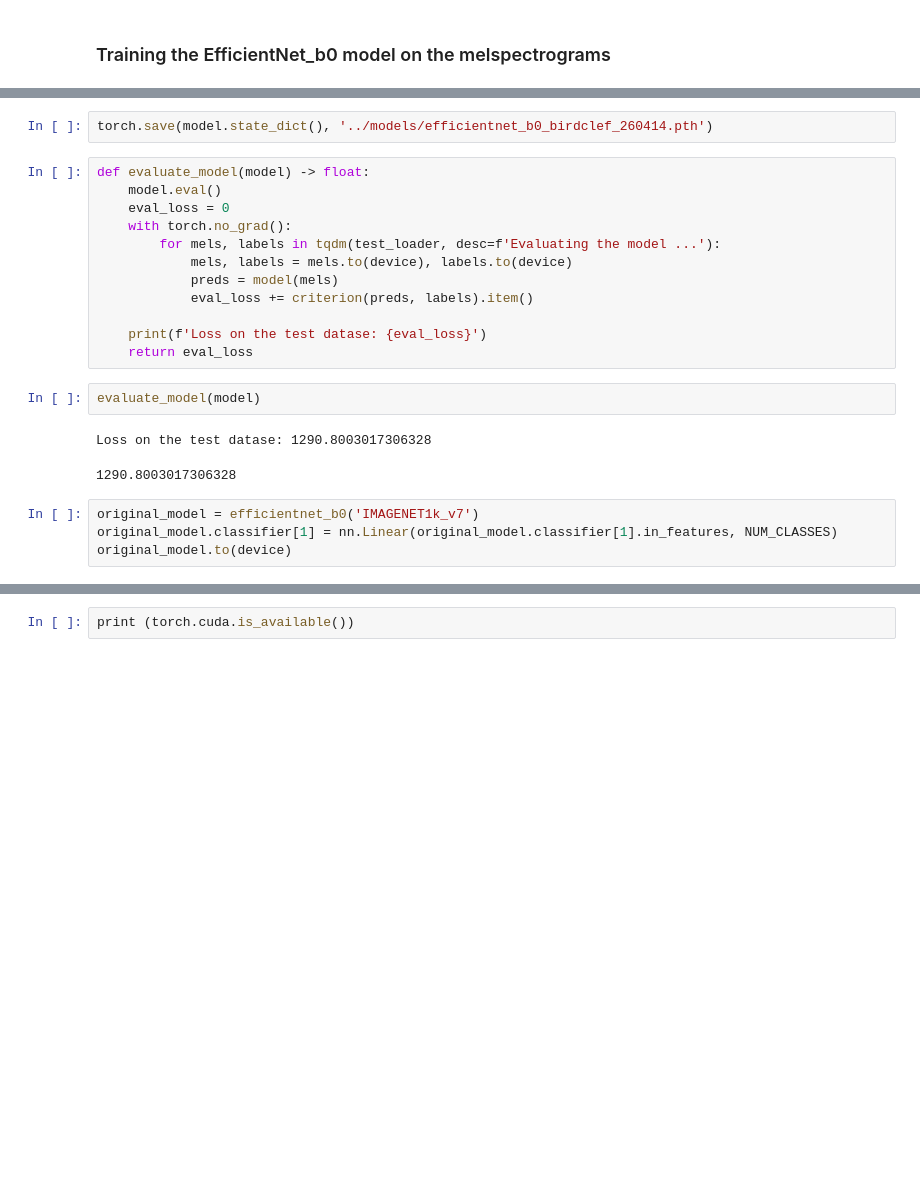
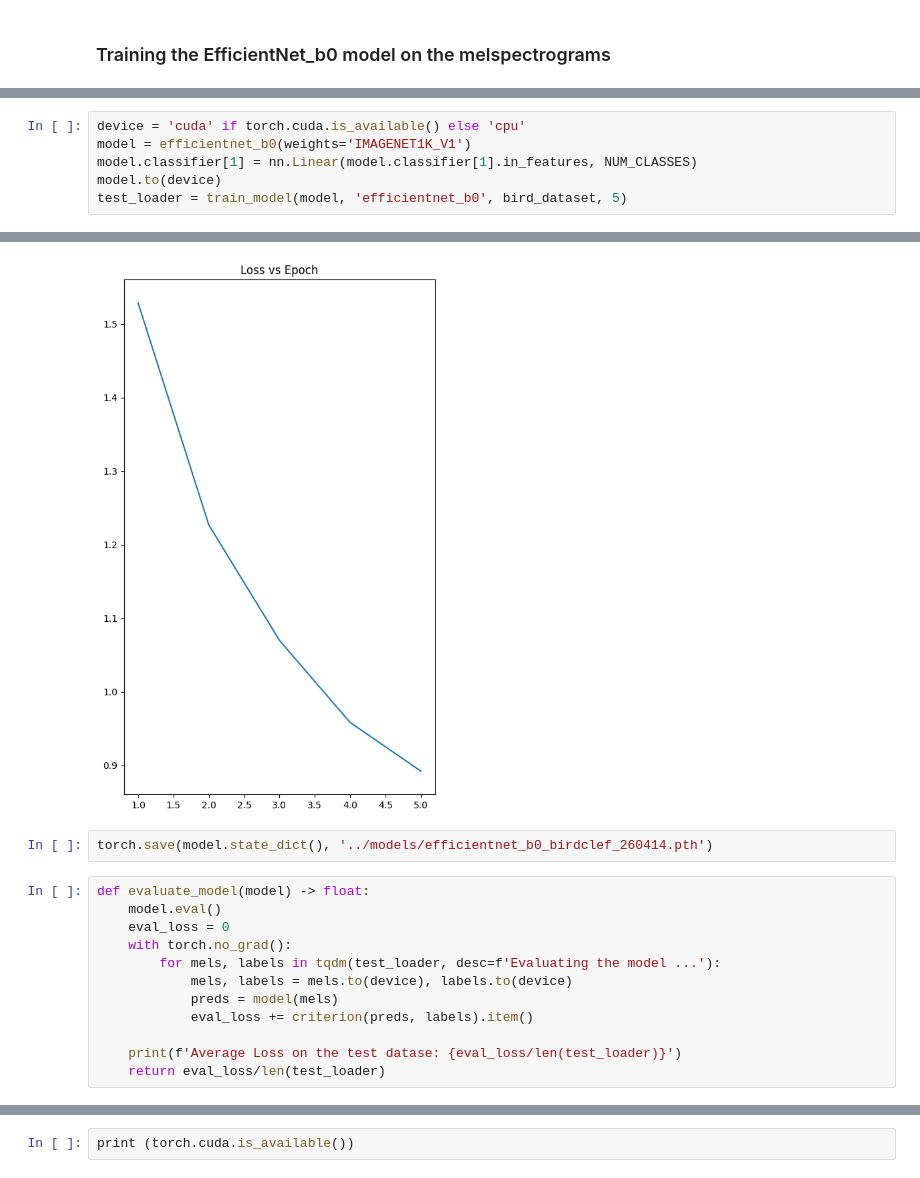
Before and after one commit to GitTurtleDone/BirdCLEF2026, a Jupyter notebook: src/dataset_loader.ipynb, the cells around one changed output, grey strips where cells are left out. Drawn from its saved outputs; the diff is of its cells as text; blank space fills up the shorter version.

Commit message:
Trained for 5 epochs.

```diff
--- a/src/dataset_loader.ipynb
+++ b/src/dataset_loader.ipynb
@@ -211,0 +215,7 @@ RuntimeError: Input type (torch.FloatTensor) and weight type (torch.cuda.FloatTe
+# %%
+device = 'cuda' if torch.cuda.is_available() else 'cpu'
+model = efficientnet_b0(weights='IMAGENET1K_V1')
+model.classifier[1] = nn.Linear(model.classifier[1].in_features, NUM_CLASSES)
+model.to(device)
+test_loader = train_model(model, 'efficientnet_b0', bird_dataset, 5)
+# %% [output]
@@ -212,3 +227,4 @@ RuntimeError: Input type (torch.FloatTensor) and weight type (torch.cuda.FloatTe
+[figure, added]
 # %%
 torch.save(model.state_dict(), '../models/efficientnet_b0_birdclef_260414.pth')
 # %%
@@ -221,14 +237,5 @@ def evaluate_model(model) -> float:
             preds = model(mels)
             eval_loss += criterion(preds, labels).item()
 
-    print(f'Loss on the test datase: {eval_loss}')
-    return eval_loss
+    print(f'Average Loss on the test datase: {eval_loss/len(test_loader)}')
+    return eval_loss/len(test_loader)
-# %%
-evaluate_model(model)
-# %% [output]
-Loss on the test datase: 1290.8003017306328
-1290.8003017306328
-# %%
-original_model = efficientnet_b0('IMAGENET1k_v7')
-original_model.classifier[1] = nn.Linear(original_model.classifier[1].in_features, NUM_CLASSES)
-original_model.to(device)
```
Also changed, not shown: parts of 10 cells of this notebook.
